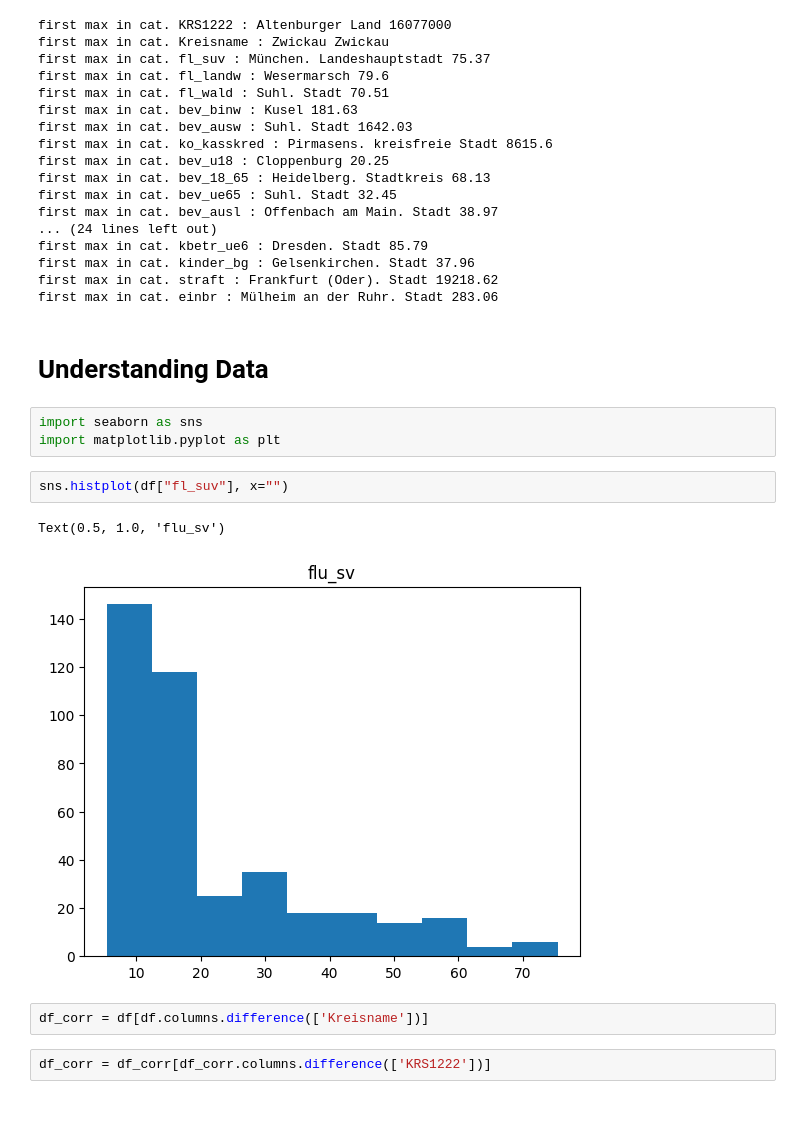
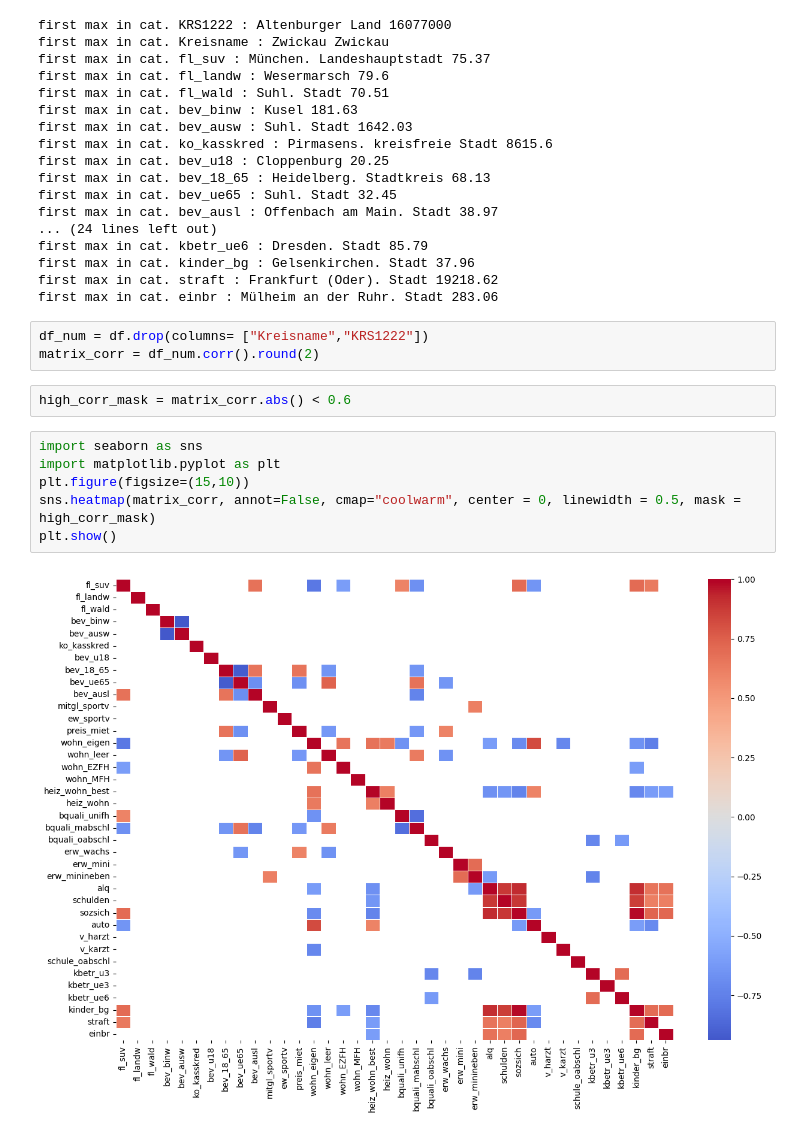
Before and after one commit to t1mmb0/probalistic-machine-learning, a Jupyter notebook: Regression_Benchmarking.ipynb, the cells around one changed output. Cells and saved outputs as stored; diff of their text form; blank space fills up the shorter version.

```diff
--- a/Regression_Benchmarking.ipynb
+++ b/Regression_Benchmarking.ipynb
@@ -129,17 +129,16 @@ first max in cat. kbetr_ue6 : Dresden. Stadt 85.79
 first max in cat. kinder_bg : Gelsenkirchen. Stadt 37.96
 first max in cat. straft : Frankfurt (Oder). Stadt 19218.62
 first max in cat. einbr : Mülheim an der Ruhr. Stadt 283.06
-# %% [markdown]
-# Understanding Data
+# %%
+df_num = df.drop(columns= ["Kreisname","KRS1222"])
+matrix_corr = df_num.corr().round(2)
+# %%
+high_corr_mask = matrix_corr.abs() < 0.6
 # %%
 import seaborn as sns
 import matplotlib.pyplot as plt
+plt.figure(figsize=(15,10))
+sns.heatmap(matrix_corr, annot=False, cmap="coolwarm", center = 0, linewidth = 0.5, mask = high_corr_mask)
+plt.show()
+# %% [output]
+[figure, added]
-# %%
-sns.histplot(df["fl_suv"], x="")
-# %% [output]
-Text(0.5, 1.0, 'flu_sv')
-[figure, removed]
-# %%
-df_corr = df[df.columns.difference(['Kreisname'])]
-# %%
-df_corr = df_corr[df_corr.columns.difference(['KRS1222'])]
```
Also changed, not shown: parts of 2 cells of this notebook.
